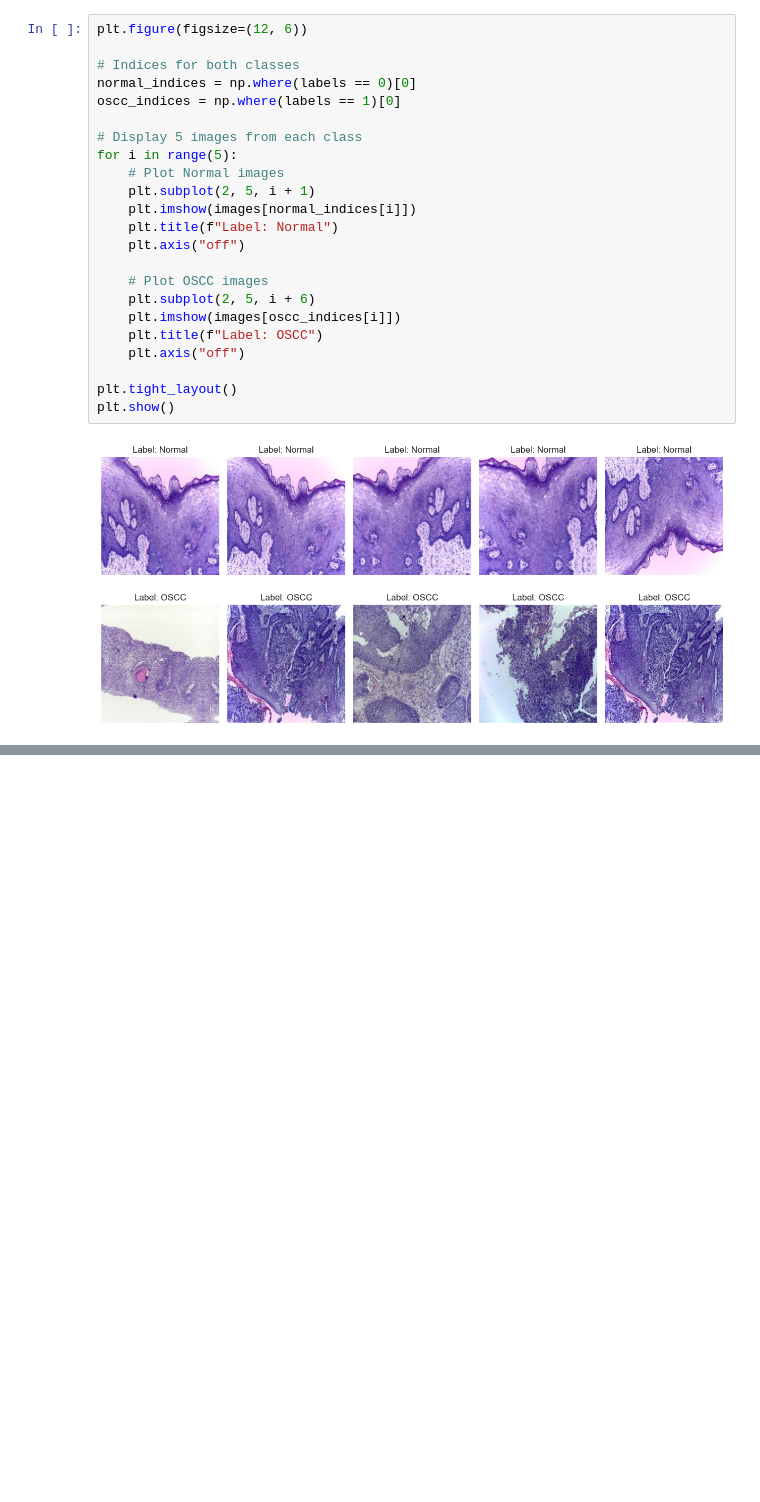
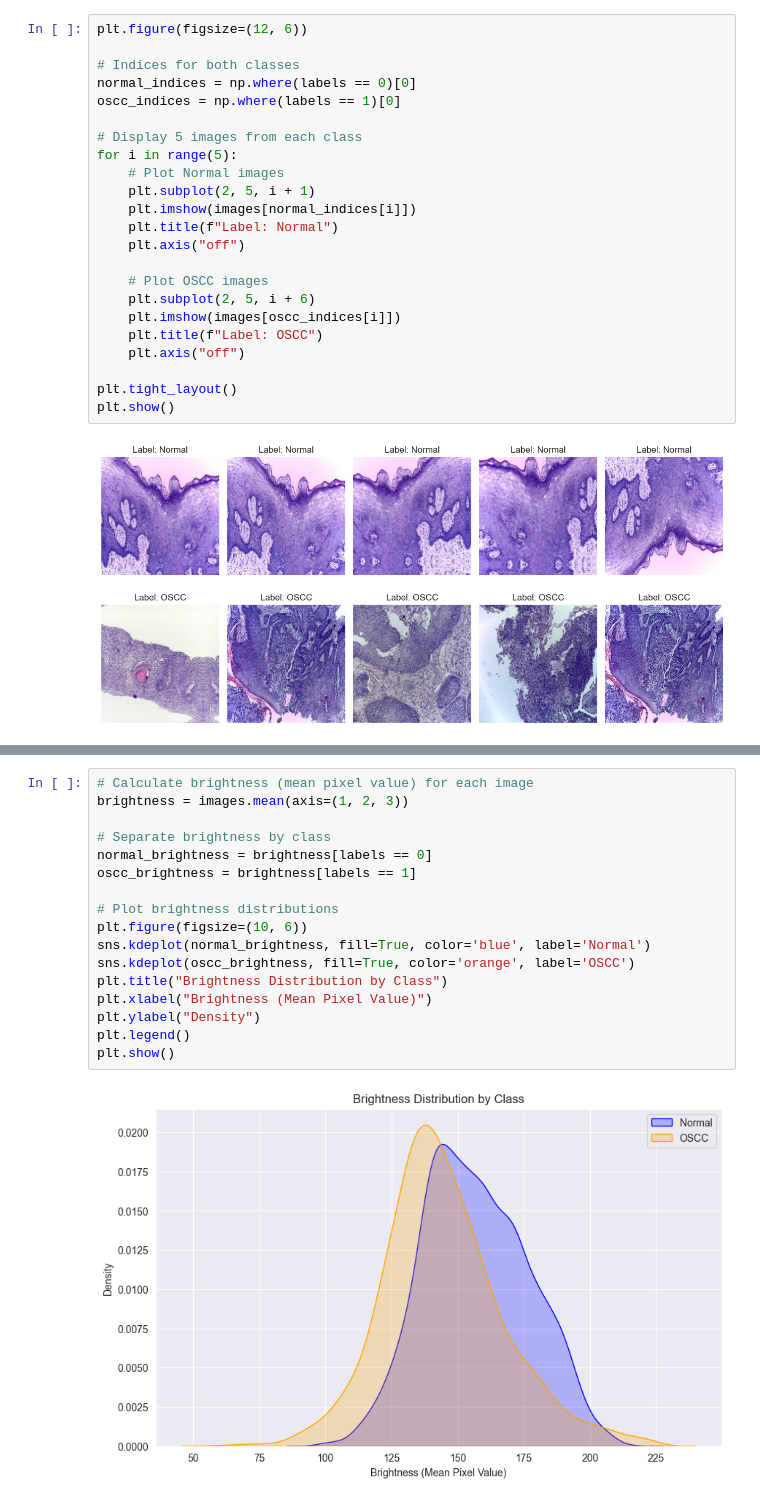
Before and after one commit to yashkk07/Oral-Cancer-Detection, a Jupyter notebook: oralcancer.ipynb, the cells around one changed output, grey strips where cells are left out. Cells and saved outputs as stored; diff of their text form; blank space fills up the shorter version.

```diff
--- a/oralcancer.ipynb
+++ b/oralcancer.ipynb
@@ -112,0 +148,19 @@ plt.show()
+# %%
+# Calculate brightness (mean pixel value) for each image
+brightness = images.mean(axis=(1, 2, 3))
+
+# Separate brightness by class
+normal_brightness = brightness[labels == 0]
+oscc_brightness = brightness[labels == 1]
+
+# Plot brightness distributions
+plt.figure(figsize=(10, 6))
+sns.kdeplot(normal_brightness, fill=True, color='blue', label='Normal')
+sns.kdeplot(oscc_brightness, fill=True, color='orange', label='OSCC')
+plt.title("Brightness Distribution by Class")
+plt.xlabel("Brightness (Mean Pixel Value)")
+plt.ylabel("Density")
+plt.legend()
+plt.show()
+# %% [output]
+[figure, added]
```
Also changed, not shown: parts of 12 cells of this notebook.
